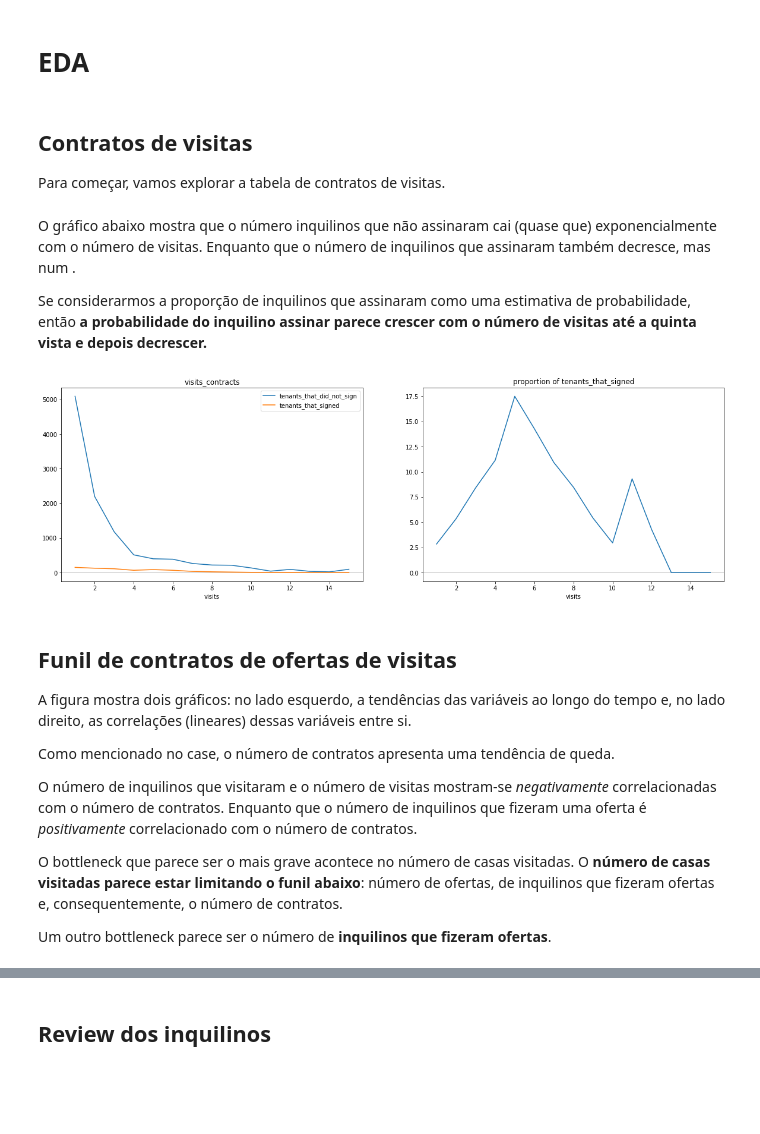
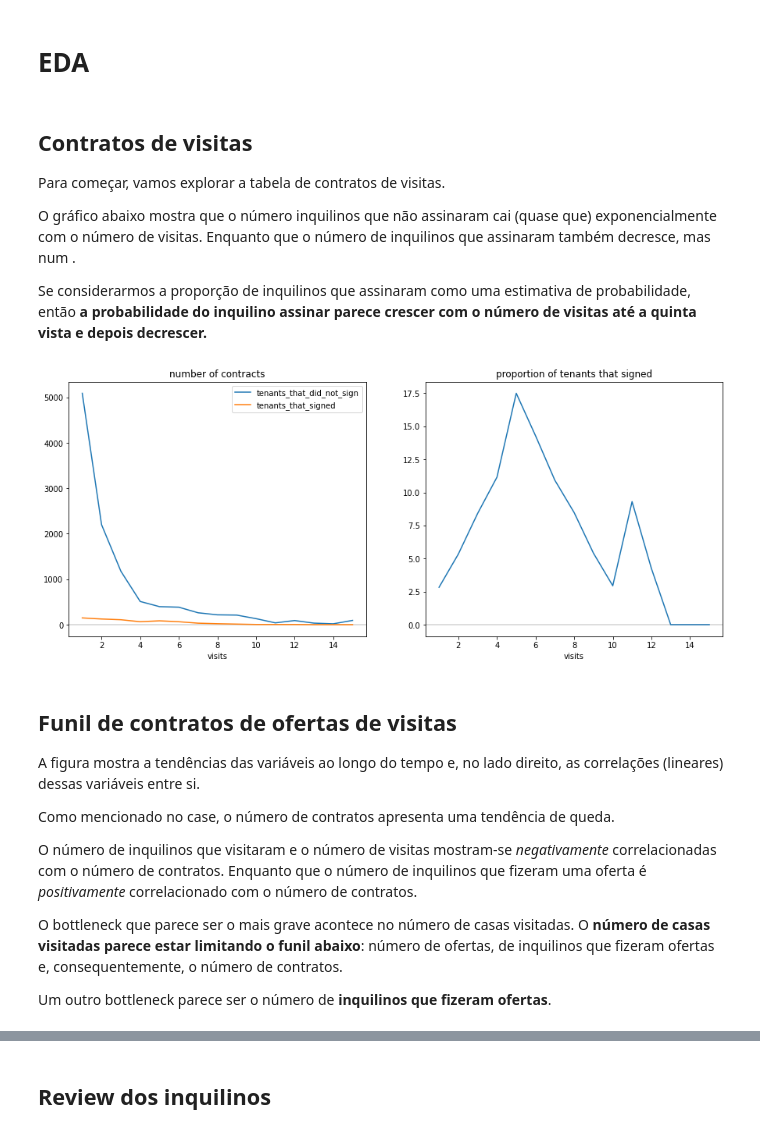
Before and after one commit to andrader/5oandar, a Jupyter notebook: EDA.ipynb, the cells around one changed output, grey strips where cells are left out. Saved outputs shown, nothing was run; the diff lists cells and outputs as text; code cells hidden in the pictures; blank space fills up the shorter version.

```diff
--- a/EDA.ipynb
+++ b/EDA.ipynb
@@ -43,6 +8,11 @@ import psycopg2
 from tqdm.cli import tqdm
 import janitor
 
+import matplotlib.pyplot as plt
+#plt.rcParams['figure.figsize'] = (20, 10)
+plt.rc('figure', figsize=(10,6), facecolor='white')
+#plt.rcParams['axes.facecolor'] = 'white'
+
 # tenant_reviews
 TABLES_NAMES = ['tenant_reviews_clean','visits_contracts','visits_offers_contracts']
 # %%
@@ -194,35 +169,35 @@ dfvisits_offers_contracts['variable'] = dfvisits_offers_contracts['variable'].as
 # %% [markdown]
 # EDA
-# %% [markdown]
-## Contratos de visitas
-
-Para começar, vamos explorar a tabela de contratos de visitas.
 # %% [markdown]
+## Contratos de visitas
+
+Para começar, vamos explorar a tabela de contratos de visitas.
+
 O gráfico abaixo mostra que o número inquilinos que não assinaram cai (quase que) exponencialmente com o número de visitas. Enquanto que o número de inquilinos que assinaram também decresce, mas num  .
 
 Se considerarmos a proporção de inquilinos que assinaram como uma estimativa de probabilidade, então
 **a probabilidade do inquilino assinar parece crescer com o número de visitas até a quinta vista e depois decrescer.**
 # %%
 # dfvisits_contracts
-import matplotlib.pyplot as plt
 
-fig, axs = plt.subplots(ncols=2, figsize=(20, 6))
+fig, axs = plt.subplots(ncols=2, figsize=(15,6))
 
 df = dfvisits_contracts.set_index('visits').copy()
 
-df.plot(ax=axs[0], title='visits_contracts')
+df.plot(ax=axs[0], title='number of contracts')
 axs[0].axhline(0, c='lightgray', zorder=-10)
 
 df['prop_tenants_that_signed'] = df['tenants_that_signed'] / df.sum(axis=1) * 100
-df['prop_tenants_that_signed'].plot(ax=axs[1], title='proportion of tenants_that_signed')
+df['prop_tenants_that_signed'].plot(ax=axs[1], title='proportion of tenants that signed')
 axs[1].axhline(0, c='lightgray', zorder=-10)
-plt.show()
+
+plt.savefig('images/fig01.png')
 # %% [output]
-[figure, old version]
+[figure, new version]
 # %% [markdown]
 ## Funil de contratos de ofertas de visitas
 
-A figura mostra dois gráficos: no lado esquerdo, a tendências das variáveis ao longo do tempo e, no lado direito, as correlações (lineares) dessas variáveis entre si.
+A figura mostra a tendências das variáveis ao longo do tempo e, no lado direito, as correlações (lineares) dessas variáveis entre si.
 
 Como mencionado no case, o número de contratos apresenta uma tendência de queda.
 
```
Also changed, not shown: parts of 8 cells of this notebook, 10 other files.
